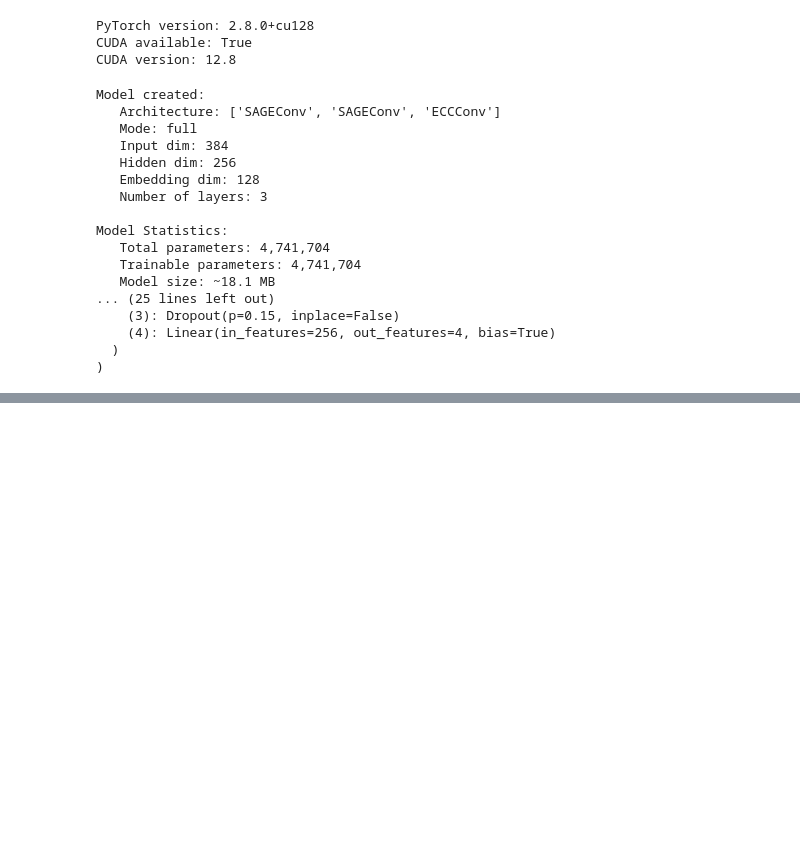
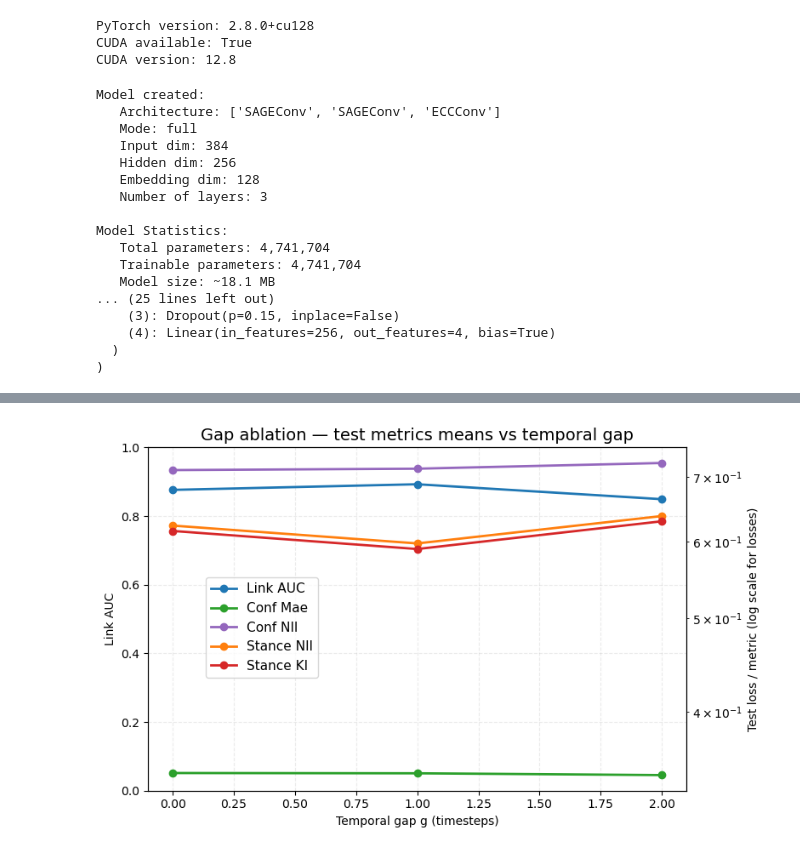
Before and after one commit to dutchmilkk/ecs_msc_project, a Jupyter notebook: train_gnn.ipynb, the cells around one changed output, grey strips where cells are left out. Cells and saved outputs as stored; diff of their text form; code cells hidden in the pictures; blank space fills up the shorter version.

Commit message:
ablation gap

```diff
--- a/train_gnn.ipynb
+++ b/train_gnn.ipynb
@@ -109,8 +109,9 @@ TRAIN_ARGS = dict(
     min_delta = 3e-4,
     neg_sample_ratio = 0.5,
     temp_reg_weight = 0.1,
-    val_n_last = 1, # or val_pct_last = 0.25 (pick either one)
-    val_gap_n = 2,
+    val_n_last = 1, # or val_pct_last = k (pick either one)
+    # val_pct_last = 0.1,
+    # val_gap_n = 1,
     task_weights = {"link": 1.0, "conf": 1.0, "stance": 1.0}
 )
 
@@ -134,16 +135,3 @@ Model Statistics:
     (4): Linear(in_features=256, out_features=4, bias=True)
   )
 )
-# %%
-print("Training model...")
-
-model, results, cv_history = run_cv_training(
-    graph_data = PYG_GRAPHS,
-    model_args = MODEL_ARGS,
-    train_args = TRAIN_ARGS,
-    model_class = MultitaskDebateGNN,
-    live_plot = False
-)
-
-# Plot cv losses
-plot_cv_losses(cv_history)
@@ -168,0 +284,75 @@ KeyboardInterrupt:
+# %%
+import matplotlib.pyplot as plt
+import numpy as np
+
+if 'df_means' not in globals():
+    raise RuntimeError("df_means not found. Run gap_ablation_test_means(...) first to produce df_means.")
+
+df = df_means.copy()
+gaps = df['gap'].values
+
+# Find metric mean columns and prefer canonical order if present
+preferred = ['link_auc', 'conf_mae','conf_nll',  'stance_nll', 'stance_mae']
+mean_cols = {col[:-5]: col for col in df.columns if col.endswith('_mean') and col != 'gap'}
+ordered_metrics = [m for m in preferred if m in mean_cols] + [m for m in mean_cols.keys() if m not in preferred]
+
+# Prepare values
+vals = {m: df[mean_cols[m]].values for m in ordered_metrics}
+
+# Use more distinct colors
+color_map = {
+    'link_auc': 'tab:blue',
+    'conf_mae': 'tab:green',
+    'stance_nll': 'tab:orange',
+    'conf_nll': 'tab:purple',
+    'stance_mae': 'tab:red'
+}
+default_colors = ['tab:blue', 'tab:green', 'tab:orange', 'tab:purple', 'tab:red', 'tab:pink', 'tab:gray']
+
+fig, ax1 = plt.subplots(figsize=(8,5))
+
+# Plot Link AUC on left axis
+if 'link_auc' in vals:
+    ax1.plot(gaps, vals['link_auc'], marker='o', color=color_map.get('link_auc', default_colors[0]), label='Link AUC', linewidth=2)
+    ax1.set_ylim(0.0, 1.0)
+    ax1.set_ylabel('Link AUC', fontsize=10)
+    ax1.tick_params(axis='y')
+
+# Plot other metrics on right axis
+ax2 = ax1.twinx()
+loss_metrics = [m for m in ordered_metrics if m != 'link_auc']
+for i, m in enumerate(loss_metrics):
+    ax2.plot(
+        gaps,
+        vals[m],
+        marker='o',
+        color=color_map.get(m, default_colors[i+1]),
+        label=m.replace('_',' ').title(),
+        linewidth=2
+    )
+ax2.set_ylabel('Test loss / metric (log scale for losses)', color='black')
+ax2.set_yscale('log')
+ax2.tick_params(axis='y', labelcolor='black')
+
+# Combined legend in the center of the plot box
+lines1, labels1 = ax1.get_legend_handles_labels()
+lines2, labels2 = ax2.get_legend_handles_labels()
+fig.legend(
+    lines1 + lines2,
+    labels1 + labels2,
+    loc='center',
+    bbox_to_anchor=(0.25, 0.5),
+    fontsize=11,
+    frameon=True
+)
+
+ax1.set_xlabel('Temporal gap g (timesteps)')
+plt.title('Gap ablation — test metrics means vs temporal gap', fontsize=14)
+ax1.grid(True, alpha=0.25, linestyle='--')
+plt.tight_layout()
+plt.show()
+
+# optional save figure
+# fig.savefig("results/gap_ablation_test_metrics_means.png", dpi=150)
+# %% [output]
+[figure, added]
```
Also changed, not shown: parts of 2 cells of this notebook, 1 other file.
